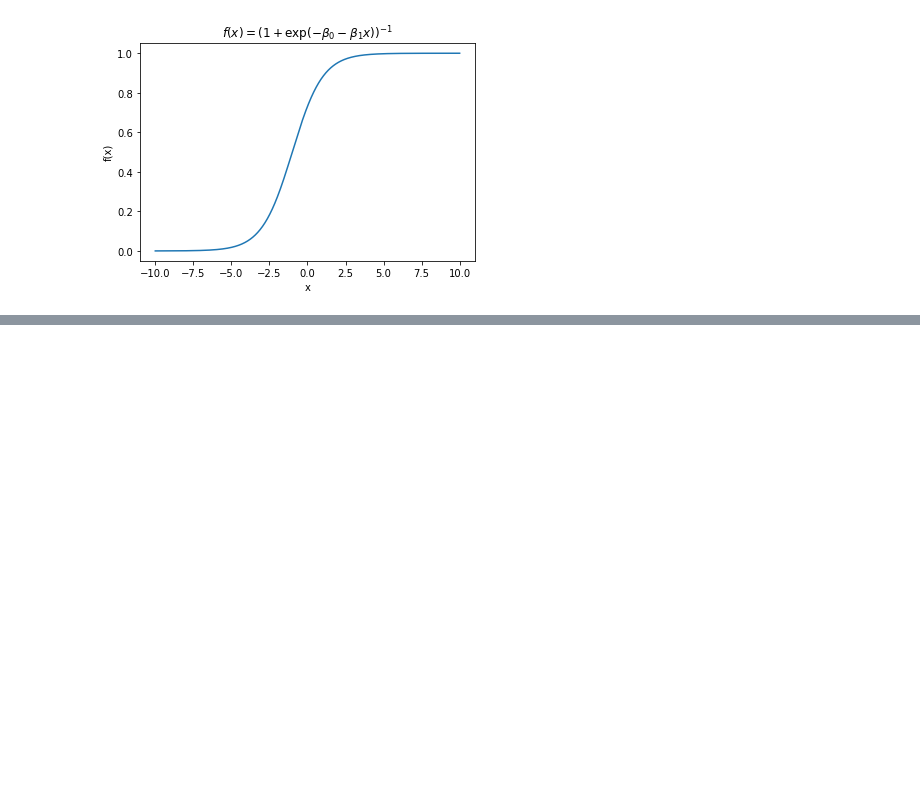
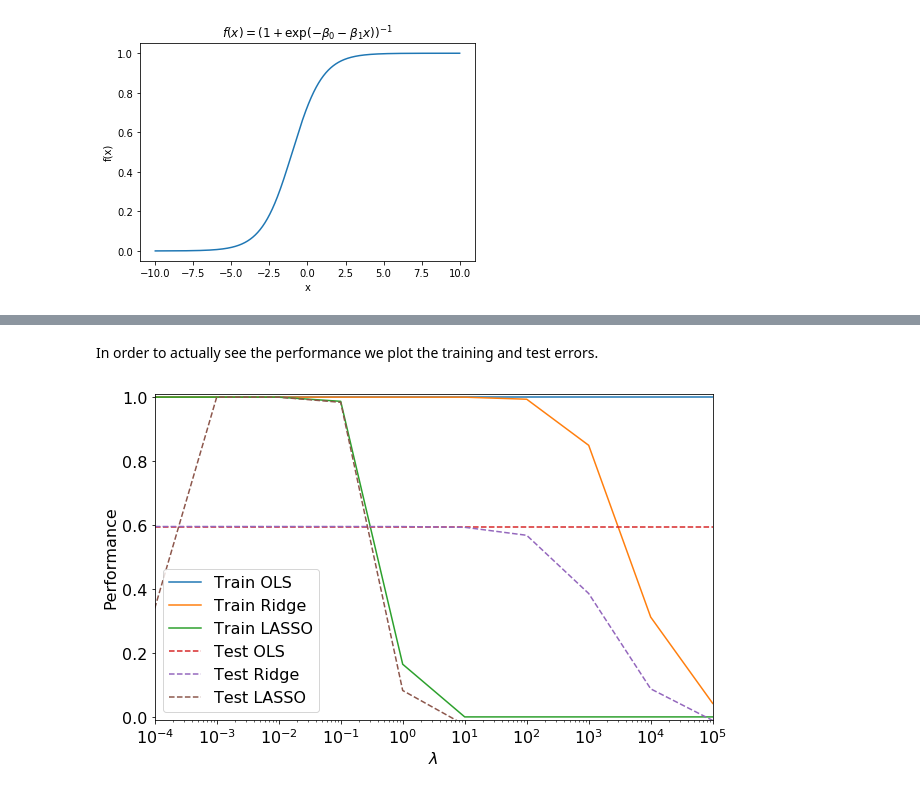
Before and after one commit to Oo1Insane1oO/Data-Analysis-and-Machine-Learning, a Jupyter notebook: ising/Project_on_Machine_Learning.ipynb, the cells around one changed output, grey strips where cells are left out. Saved outputs shown, nothing was run; the diff lists cells and outputs as text; code cells hidden in the pictures; blank space fills up the shorter version.

```diff
--- a/ising/Project_on_Machine_Learning.ipynb
+++ b/ising/Project_on_Machine_Learning.ipynb
@@ -127,0 +330,28 @@ This is a transcendental equation for $\boldsymbol{w}$ which has to be solved nu
+# %% [markdown]
+In order to actually see the performance we plot the training and test errors.
+# %%
+def plot_errors(train_errors, test_errors, lamdas, titles=["OLS", "Ridge", "LASSO"]):
+    """ plot in-sample and out-of-sample errors, aka performance"""
+    for i,trnerr in enumerate(train_errors):
+        plt.semilogx(lamdas, trnerr, label="Train " + titles[i])
+    # end fori
+
+    for i,tsterr in enumerate(test_errors):
+        plt.semilogx(lamdas, tsterr, '--', label="Test " + titles[i])
+    # end fori
+
+    fig = plt.gcf()
+    fig.set_size_inches(10.0, 6.0)
+
+    plt.legend(loc='lower left',fontsize=16)
+    plt.ylim([-0.01, 1.01])
+    plt.xlim([min(lamdas), max(lamdas)])
+    plt.xlabel(r'$\lambda$',fontsize=16)
+    plt.ylabel('Performance',fontsize=16)
+    plt.tick_params(labelsize=16)
+    plt.show()
+# end function plot_errors
+
+plot_errors(grab_axis(results, 1), grab_axis(results, 2), lamdas)
+# %% [output]
+[figure, added]
```
Also changed, not shown: parts of 6 cells of this notebook, 2 other files.
